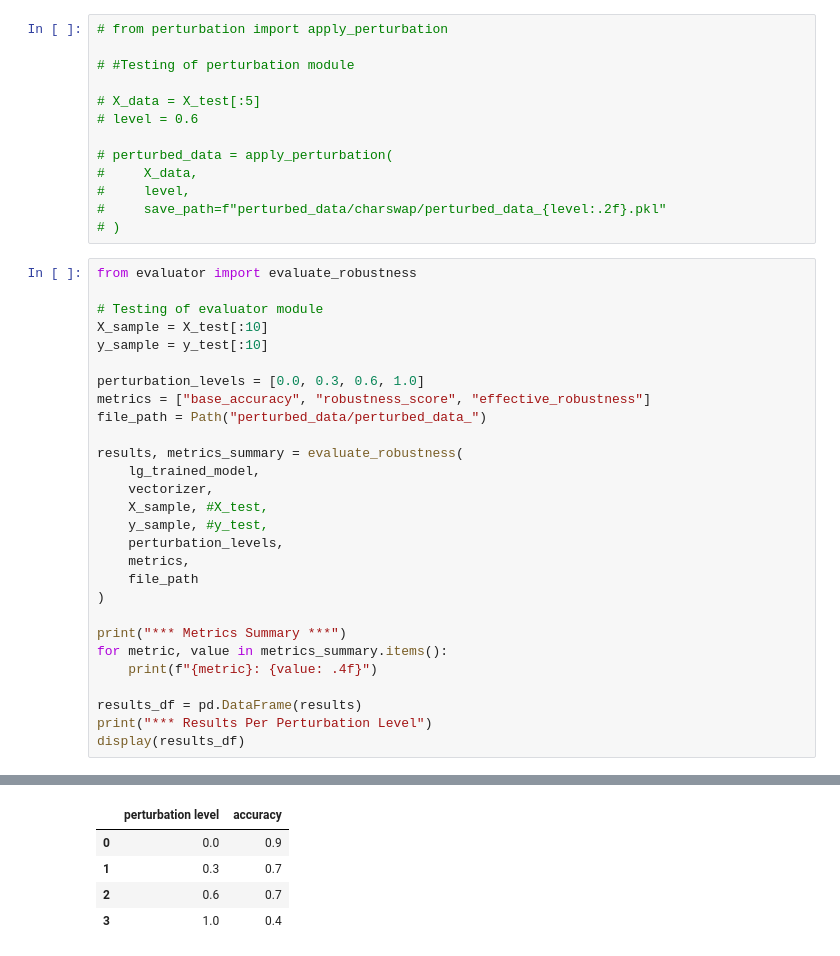
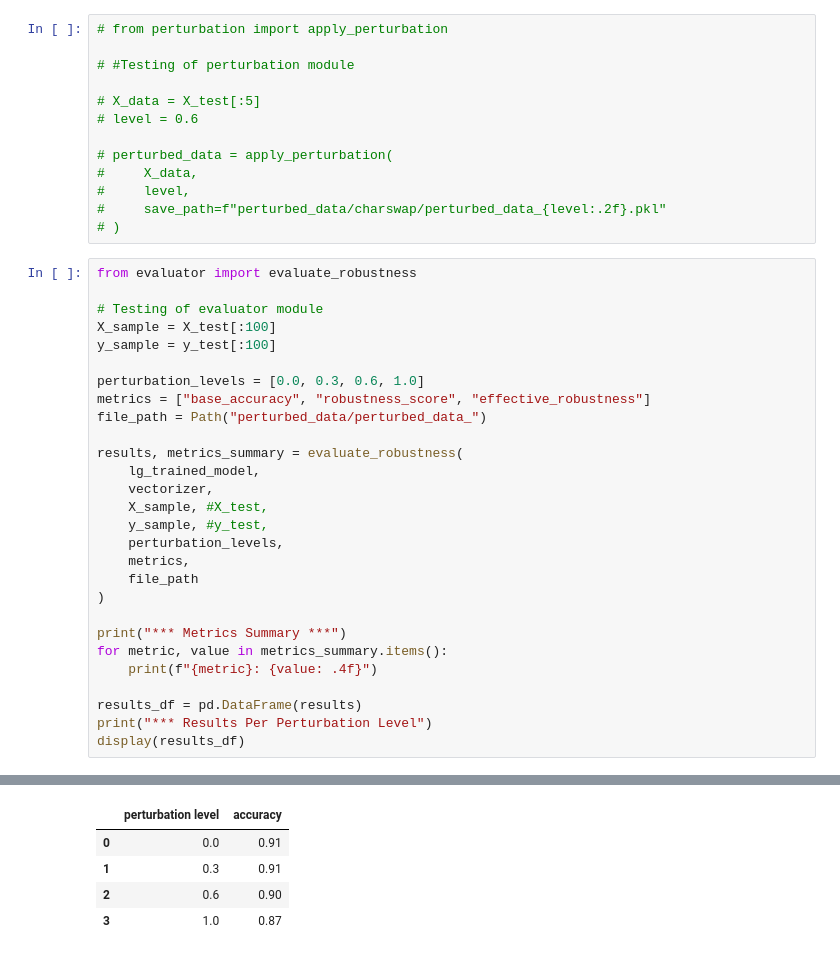
Before and after one commit to wannman/ml-robustness-monitoring-tool, a Jupyter notebook: notebooks/main.ipynb, the cells around one changed output, grey strips where cells are left out. Drawn from its saved outputs; the diff is of its cells as text.

```diff
--- a/notebooks/main.ipynb
+++ b/notebooks/main.ipynb
@@ -70,8 +70,8 @@ rf_model = RandomForestClassifier()
 from evaluator import evaluate_robustness
 
 # Testing of evaluator module
-X_sample = X_test[:10]
-y_sample = y_test[:10]
+X_sample = X_test[:100]
+y_sample = y_test[:100]
 
 perturbation_levels = [0.0, 0.3, 0.6, 1.0]
 metrics = ["base_accuracy", "robustness_score", "effective_robustness"]
@@ -114,6 +114,6 @@ accuracy:  0.9000
 *** Results Per Perturbation Level
 |  | perturbation level | accuracy |
-| 0 | 0.0 | 0.9 |
-| 1 | 0.3 | 0.7 |
-| 2 | 0.6 | 0.7 |
-| 3 | 1.0 | 0.4 |
+| 0 | 0.0 | 0.91 |
+| 1 | 0.3 | 0.91 |
+| 2 | 0.6 | 0.90 |
+| 3 | 1.0 | 0.87 |
```
Also changed, not shown: parts of 1 cell of this notebook, 11 other files.
